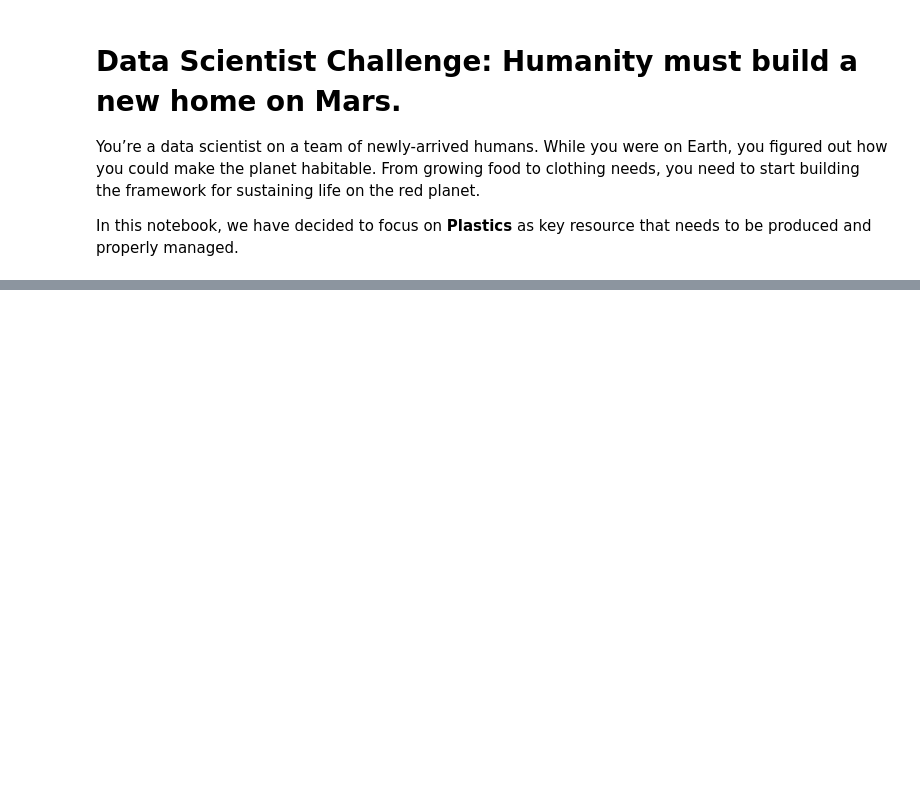
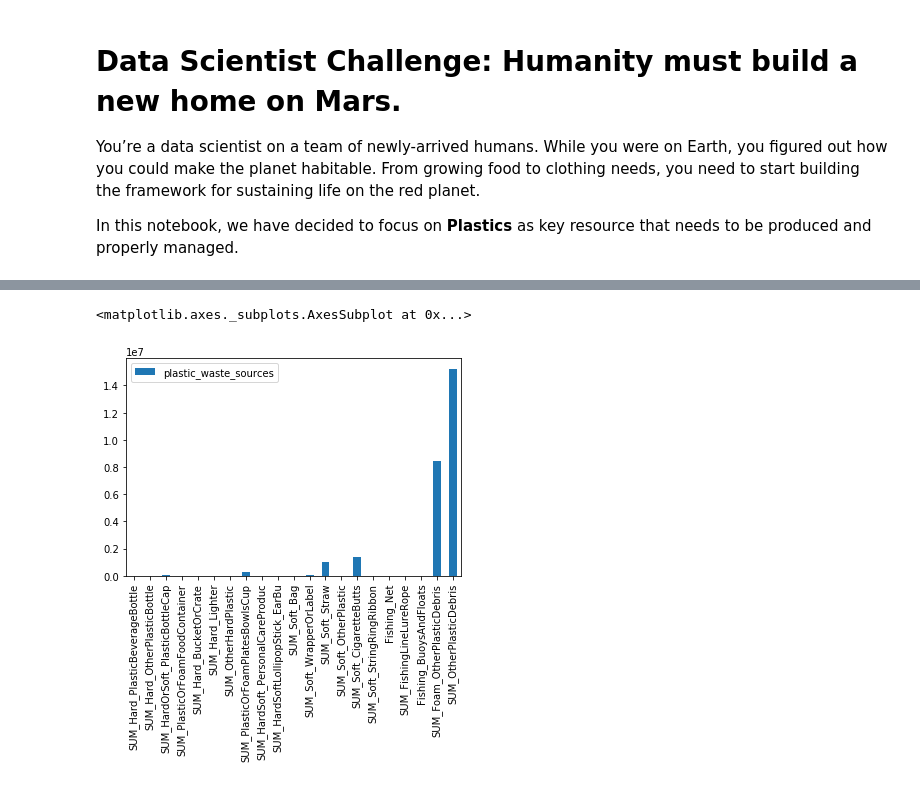
Before and after one commit to callysto/hackathon, a Jupyter notebook: SustainabilityOnMars/ChallengeExamples/plastic-example.ipynb, the cells around one changed output, grey strips where cells are left out. Drawn from its saved outputs; the diff is of its cells as text; code cells hidden in the pictures; blank space fills up the shorter version.

Commit message:
update plastics exmaple notebook

```diff
--- a/SustainabilityOnMars/ChallengeExamples/plastic-example.ipynb
+++ b/SustainabilityOnMars/ChallengeExamples/plastic-example.ipynb
@@ -173,0 +48,10 @@ In this example you have seen how data can give us insights into questions and s
+# %%
+# reading the data
+# we have csv file stored in the cloud
+url = "https://raw.githubusercontent.com/callysto/hackathon/sustainable-society/SustainabilityOnMars/ChallengeExamples/plastics-data-2015-2018.csv"
+
+# read csv file from url and save it as dataframe
+plastics = pd.read_csv(url, index_col=0, low_memory=False)
+
+# print first 5 rows
+plastics.head()
@@ -173,0 +151,8 @@ In this example you have seen how data can give us insights into questions and s
+# %%
+# let's first select the columns and rows we are interested in
+# select the columns containing the required data
+maximum_plastics_waste = plastics.loc[50185, 'SUM_Hard_PlasticBeverageBottle':'SUM_OtherPlasticDebris']
+maximum_plastics_waste = maximum_plastics_waste.to_frame()
+
+# rename column name to reflect the data within
+maximum_plastics_waste.columns = ['plastic_waste_sources']
@@ -173,0 +179,6 @@ In this example you have seen how data can give us insights into questions and s
+# %%
+# let's create the barplot to visualise what's the biggest source of plastic waste in Ghana
+maximum_plastics_waste.plot(kind = 'bar')
+# %% [output]
+<matplotlib.axes._subplots.AxesSubplot at 0x...>
+[figure, added]
```
Also changed, not shown: parts of 52 cells of this notebook.
